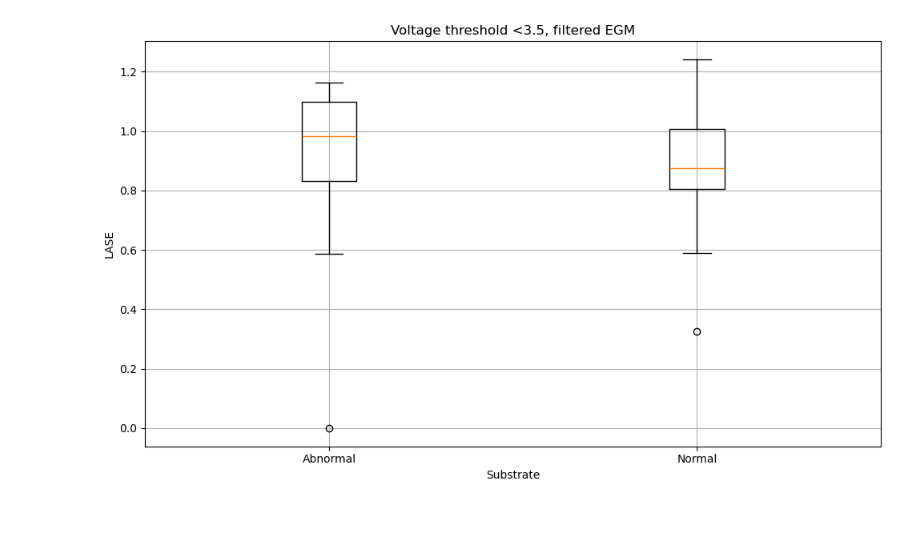
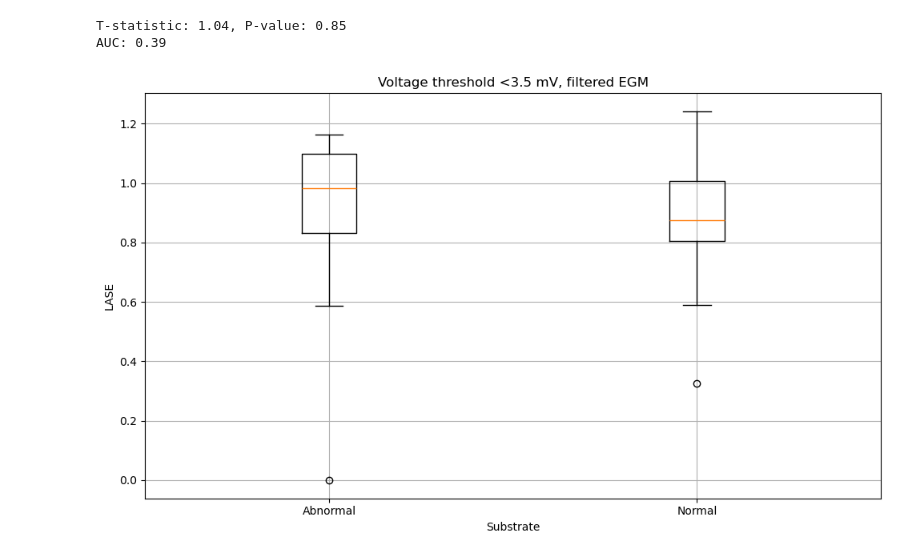
Before and after one commit to FilippoUslenghi/LA_entropy, a Jupyter notebook: results/thrs_<3,5_filt/results.ipynb, the cells around one changed output. Saved outputs shown, nothing was run; the diff lists cells and outputs as text; code cells hidden in the pictures; blank space fills up the shorter version.

```diff
--- a/results/thrs_<3,5_filt/results.ipynb
+++ b/results/thrs_<3,5_filt/results.ipynb
@@ -5,8 +5,14 @@ ods = (
     pd.read_excel(
         "../../DB AF Completo 1.ods",
     )
-    .loc[:, ["ID", "Phenotype", "Low Voltage / Scar area"]]
-    .rename(columns={"ID": "Patient ID", "Low Voltage / Scar area": "Substrate"})
+    .loc[:, ["ID", "Phenotype", "Low Voltage / Scar area", "Rhythm during Mapping"]]
+    .rename(
+        columns={
+            "ID": "Patient ID",
+            "Low Voltage / Scar area": "Substrate",
+            "Rhythm during Mapping": "Rhythm",
+        }
+    )
     .dropna(axis=0, how="any")
     .astype({"Patient ID": int})
 )
@@ -47,7 +53,7 @@ csv
 # %%
 # Join the two dataframes on the "ID" column
 merged_df = pd.merge(
-    ods.loc[:, ["Patient ID", "Phenotype", "Substrate"]],
+    ods.loc[:, ["Patient ID", "Phenotype", "Substrate", "Rhythm"]],
     csv,
     on="Patient ID",
     how="inner",
@@ -72,8 +78,16 @@ substrate_mapping = {
     "Patologia posteriore e+ altri": "Anormale",
 }
 
+rhythm_mapping = {
+    "AF": "FA",
+    "FA": "FA",
+    "SR": "RS",
+    "RS": "RS",
+}
+
 merged_df["Phenotype"] = merged_df["Phenotype"].map(phenotype_mapping)
 merged_df["Substrate"] = merged_df["Substrate"].map(substrate_mapping)
+merged_df["Rhythm"] = merged_df["Rhythm"].map(rhythm_mapping)
 
 merged_df
 # %% [output]
@@ -113,20 +148,40 @@ plt.show()
 # %%
+from scipy.stats import ttest_ind
+from sklearn.metrics import roc_auc_score
+
+# Perform t-test
+abnormal_lase = merged_df[merged_df["Substrate"] == "Anormale"]["LASE"]
+normal_lase = merged_df[merged_df["Substrate"] == "Normale"]["LASE"]
+t_stat, p_value = ttest_ind(
+    abnormal_lase, normal_lase, equal_var=False, alternative="less"
+)
+print(f"T-statistic: {t_stat:.2f}, P-value: {p_value:.2f}")
+
+# Calculate AUC
+y = merged_df["LASE"]
+y_true = merged_df["Substrate"].apply(lambda x: 0 if x == "Anormale" else 1)
+y_pred = merged_df["LASE"]
+auc = roc_auc_score(y_true, y_pred)
+print(f"AUC: {auc:.2f}")
+
 import matplotlib.pyplot as plt
 
 plt.figure(figsize=(10, 6))
 plt.boxplot(
     [
         merged_df[merged_df["Substrate"] == "Anormale"]["LASE"],
         merged_df[merged_df["Substrate"] == "Normale"]["LASE"],
     ],
     tick_labels=["Abnormal", "Normal"],
 )
-plt.title("Voltage threshold <3.5, filtered EGM")
+plt.title("Voltage threshold <3.5 mV, filtered EGM")
 plt.ylabel("LASE")
 plt.xlabel("Substrate")
 plt.grid()
 plt.savefig("substrate_boxplot.png", dpi=300, bbox_inches="tight")
 plt.tight_layout()
 plt.show()
 # %% [output]
+T-statistic: 1.04, P-value: 0.85
+AUC: 0.39
-[figure, old version]
+[figure, new version]
```
Also changed, not shown: parts of 4 cells of this notebook, 25 other files.
